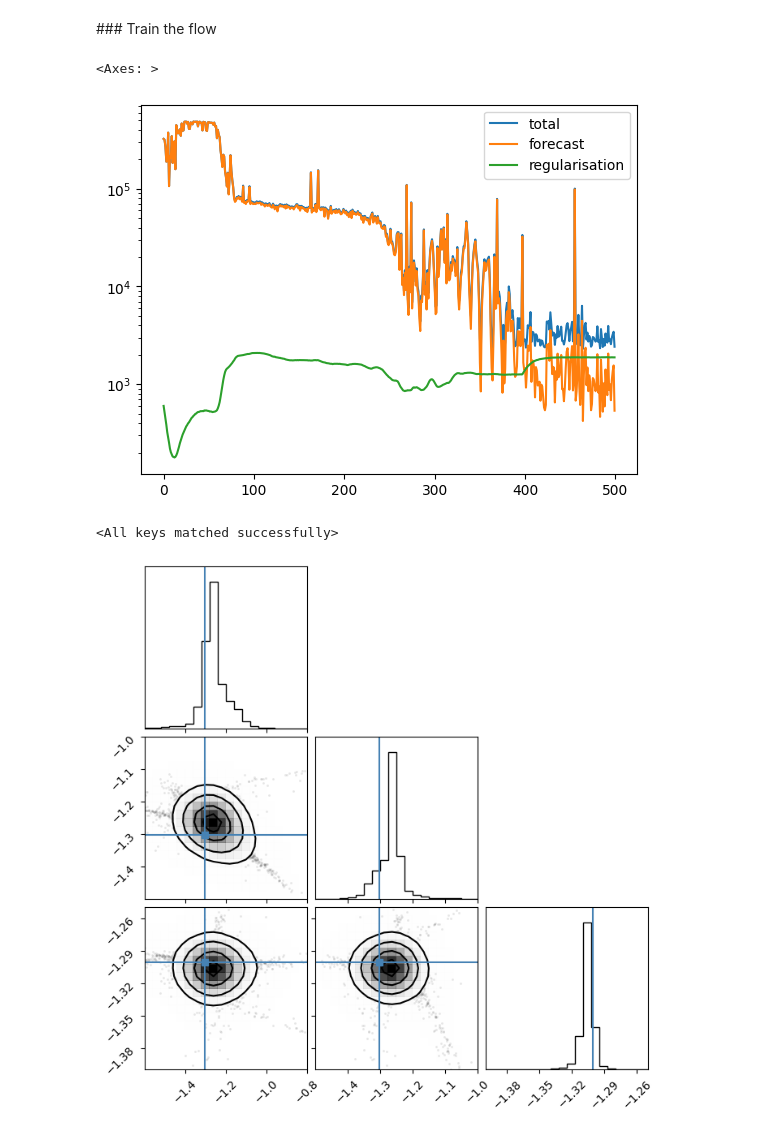
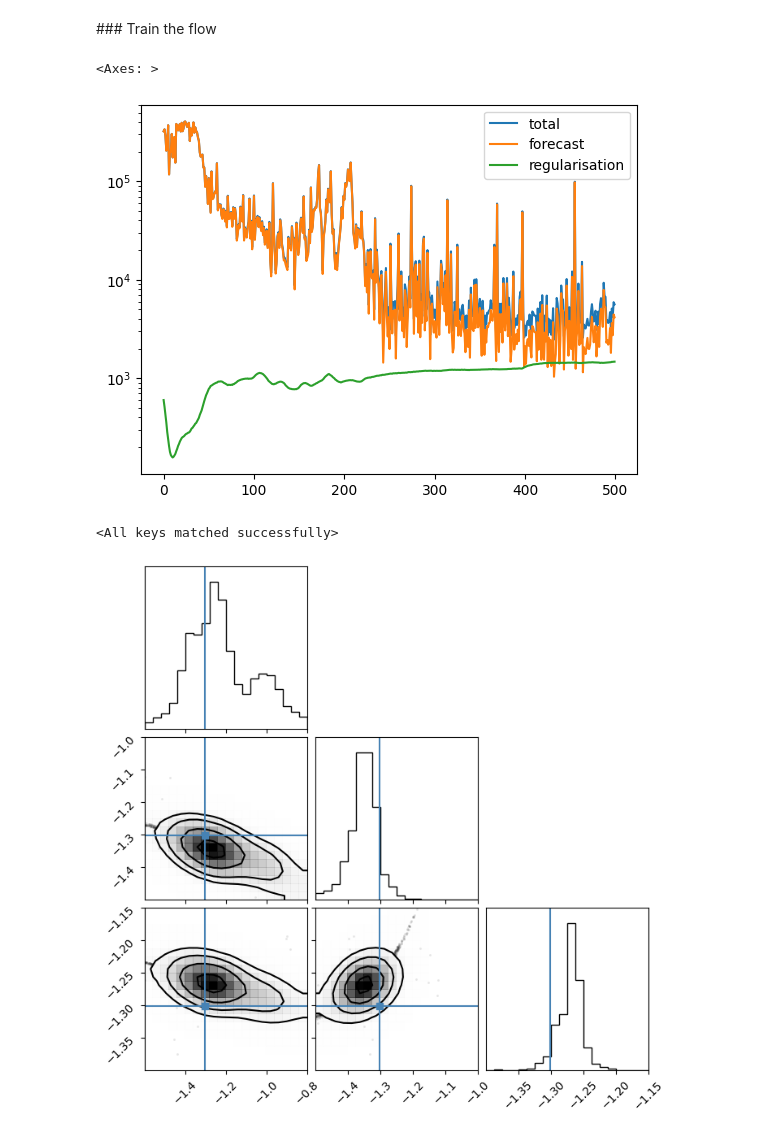
Before and after one commit to arnauqb/blackbirds, a Jupyter notebook: docs/examples/02-SIR.ipynb, the cells around one changed output. Cells and saved outputs as stored; diff of their text form; code cells hidden in the pictures.

```diff
--- a/docs/examples/02-SIR.ipynb
+++ b/docs/examples/02-SIR.ipynb
@@ -20,7 +20,7 @@ from corner import corner # to plot corner plots
 # %%
 # generate a random graph
 n_agents = 1000
-graph = networkx.erdos_renyi_graph(n_agents, 0.01)
+graph = networkx.watts_strogatz_graph(n_agents, 10, 0.1)
 # %%
 sir = SIR(graph, n_timesteps=100)
 # %%
@@ -124,7 +124,7 @@ df = pd.DataFrame(calibrator.losses_hist)
 df.plot(logy=True)
 # %% [output]
 <Axes: >
-[figure, old version]
+[figure, new version]
 # %%
 # We can load the best model to check the results
 flow.load_state_dict(calibrator.best_model_state_dict)
@@ -133,10 +133,10 @@ flow.load_state_dict(calibrator.best_model_state_dict)
 # %%
 # Plot the final flow posterior approximator and compare it to the real parameters:
 samples = flow.sample(10000)[0].detach().numpy()
 
-corner(samples, truths=true_parameters.numpy(), smooth=2, range = ((-1.6, -0.8), (-1.5, -1), (-1.4, -1.25)));
+corner(samples, truths=true_parameters.numpy(), smooth=2, range = ((-1.6, -0.8), (-1.5, -1), (-1.4, -1.15)));
 # %% [output]
-[figure, old version]
+[figure, new version]
 # %%
 # compare the predictions to the synthetic data:
 
```
Also changed, not shown: parts of 4 cells of this notebook, 5 other files.
